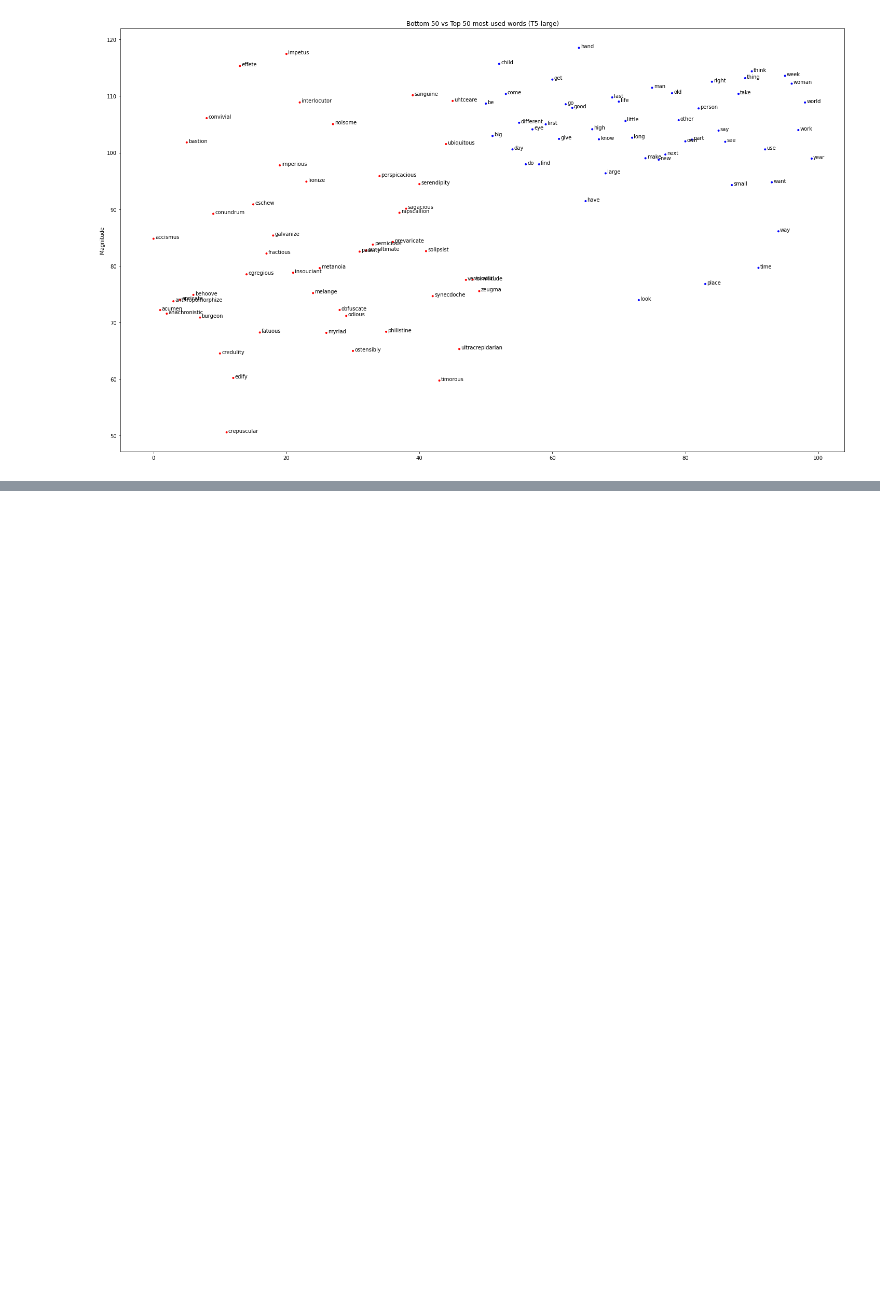
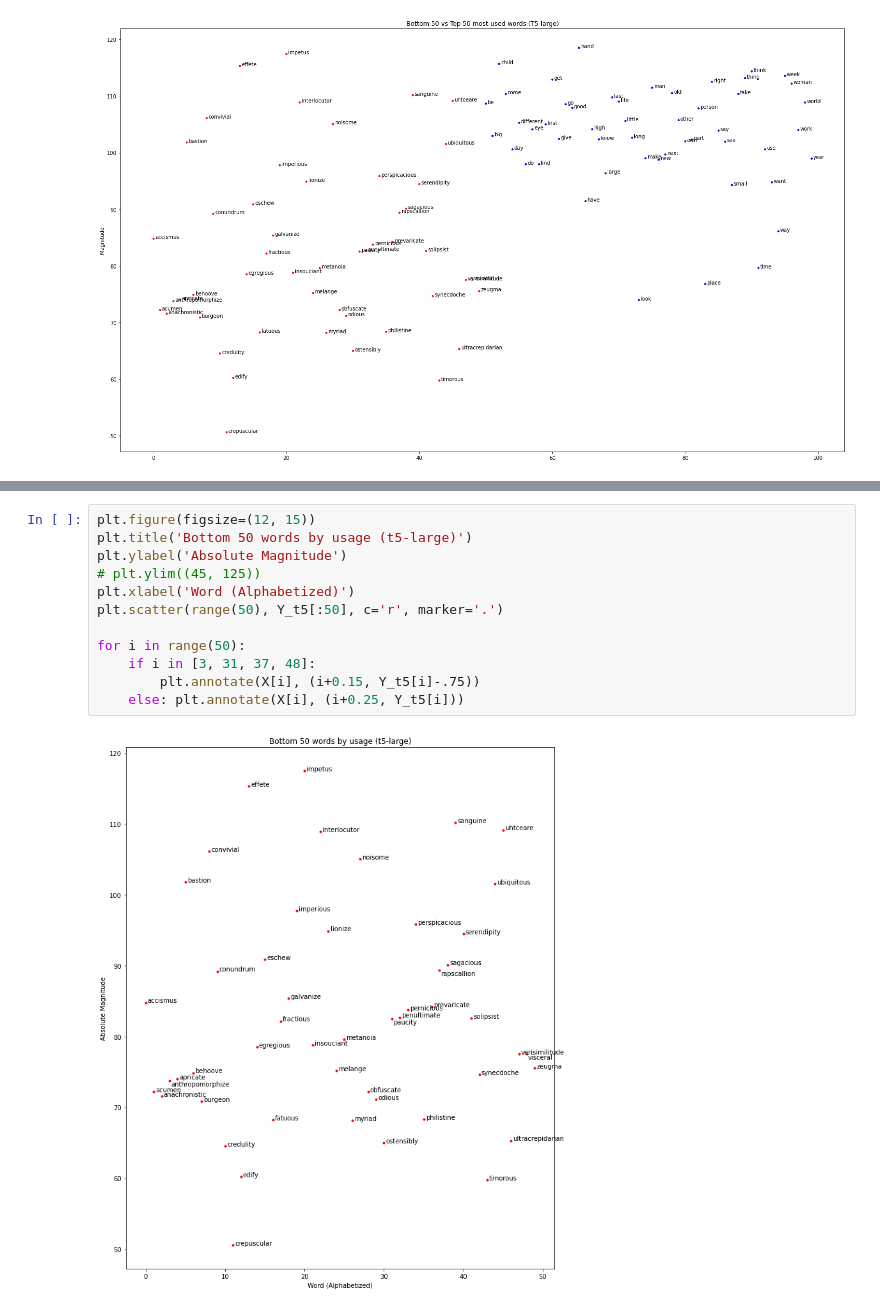
Before and after one commit to maxb00/LLM-embeds, a Jupyter notebook: magnitudes.ipynb, the cells around one changed output, grey strips where cells are left out. Saved outputs shown, nothing was run; the diff lists cells and outputs as text; blank space fills up the shorter version.

```diff
--- a/magnitudes.ipynb
+++ b/magnitudes.ipynb
@@ -688,0 +970,14 @@ for i in range(0, 100):
+# %%
+plt.figure(figsize=(12, 15))
+plt.title('Bottom 50 words by usage (t5-large)')
+plt.ylabel('Absolute Magnitude')
+# plt.ylim((45, 125))
+plt.xlabel('Word (Alphabetized)')
+plt.scatter(range(50), Y_t5[:50], c='r', marker='.')
+
+for i in range(50):
+    if i in [3, 31, 37, 48]:
+        plt.annotate(X[i], (i+0.15, Y_t5[i]-.75))
+    else: plt.annotate(X[i], (i+0.25, Y_t5[i]))
+# %% [output]
+[figure, added]
```
Also changed, not shown: parts of 47 cells of this notebook, 1 other file.
